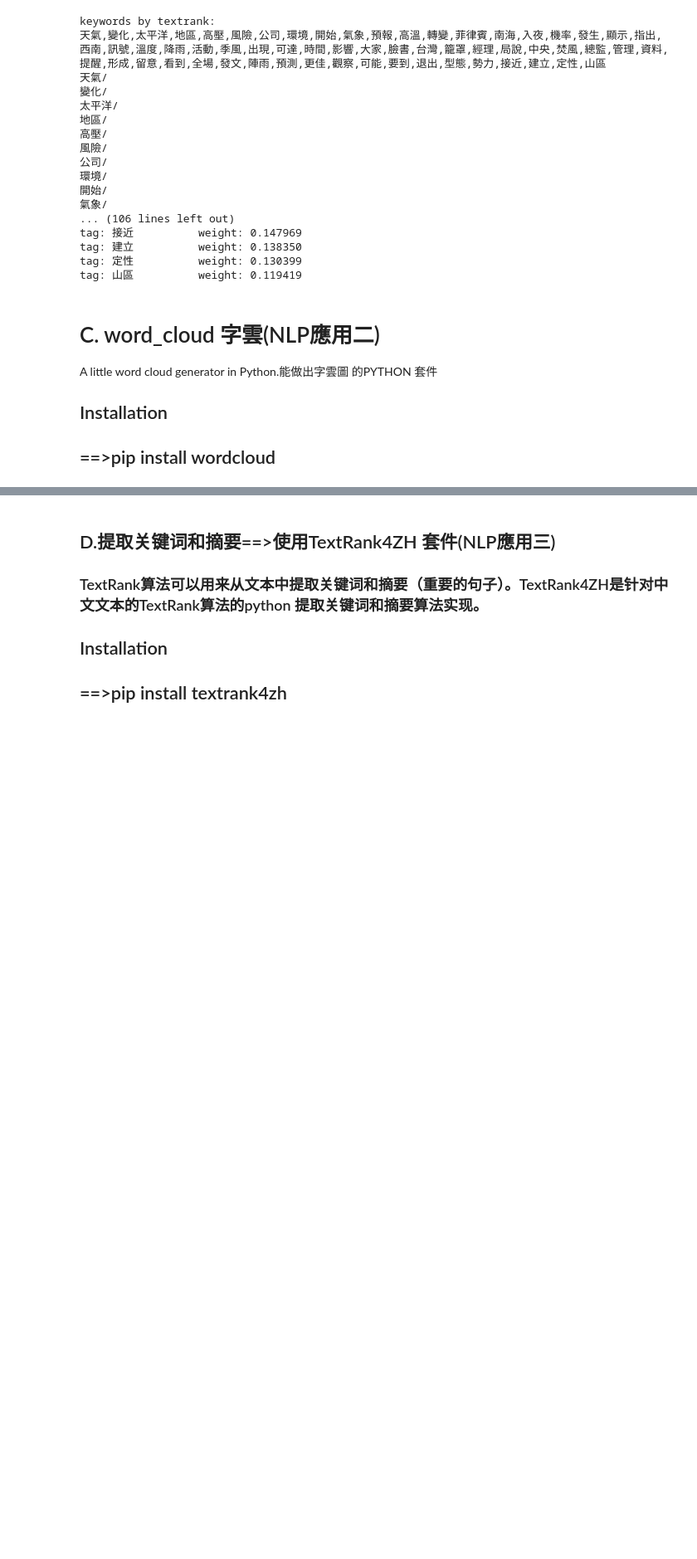
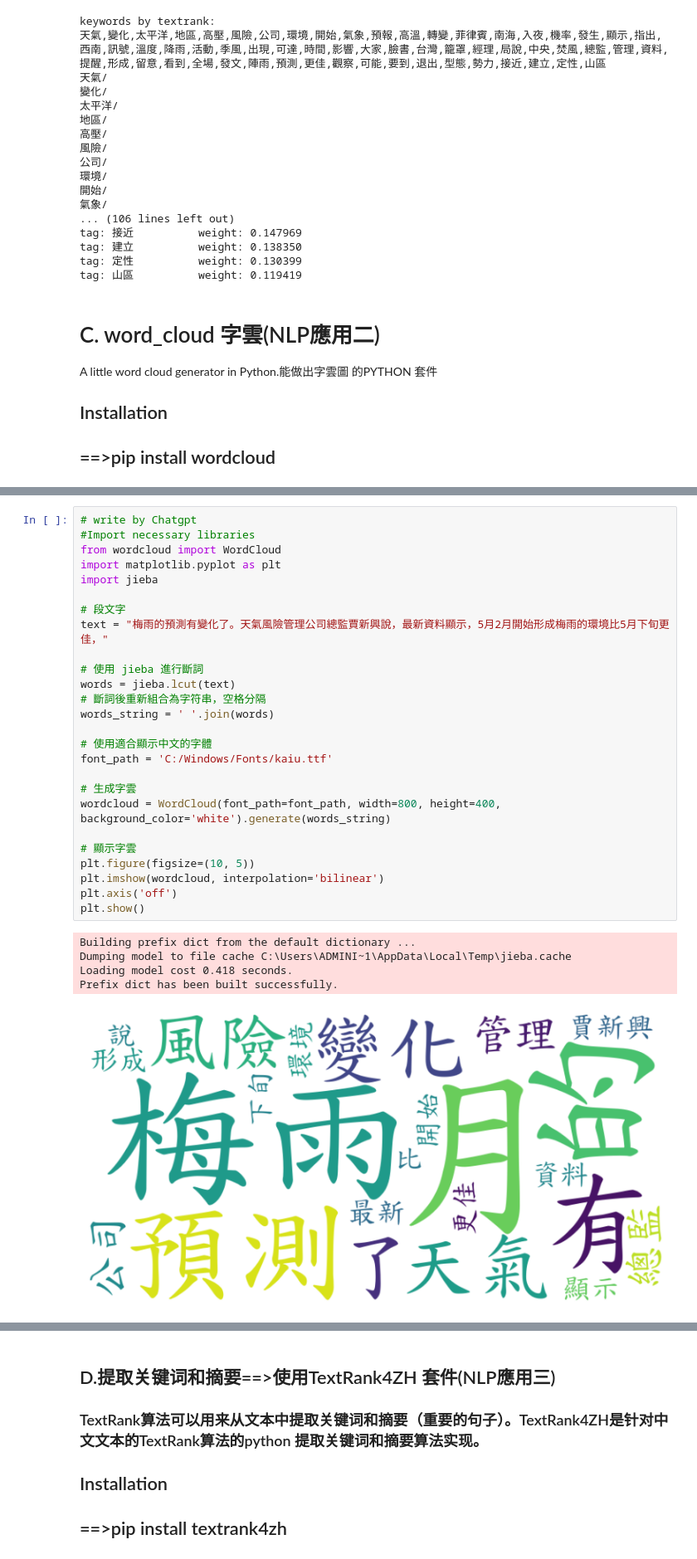
Before and after one commit to hgtmay58/Machine-Learning-and-Deep-Learning, a Jupyter notebook: 0.6.0_NLP_自然語言處理.ipynb, the cells around one changed output, grey strips where cells are left out. Shown at 83% size. Saved outputs shown, nothing was run; the diff lists cells and outputs as text; blank space fills up the shorter version.

```diff
--- a/0.6.0_NLP_自然語言處理.ipynb
+++ b/0.6.0_NLP_自然語言處理.ipynb
@@ -291,3 +308,35 @@ Successfully installed wordcloud-1.9.2
+# %%
+# write by Chatgpt
+#Import necessary libraries
+from wordcloud import WordCloud
+import matplotlib.pyplot as plt
+import jieba
+
+# 段文字
+text = "梅雨的預測有變化了。天氣風險管理公司總監賈新興說，最新資料顯示，5月2月開始形成梅雨的環境比5月下旬更佳，"
+
+# 使用 jieba 進行斷詞
+words = jieba.lcut(text)
+# 斷詞後重新組合為字符串，空格分隔
+words_string = ' '.join(words)
+
+# 使用適合顯示中文的字體
+font_path = 'C:/Windows/Fonts/kaiu.ttf'
+
+# 生成字雲
+wordcloud = WordCloud(font_path=font_path, width=800, height=400, background_color='white').generate(words_string)
+
+# 顯示字雲
+plt.figure(figsize=(10, 5))
+plt.imshow(wordcloud, interpolation='bilinear')
+plt.axis('off')
+plt.show()
+# %% [output]
+Building prefix dict from the default dictionary ...
+Dumping model to file cache C:\Users\ADMINI~1\AppData\Local\Temp\jieba.cache
+Loading model cost 0.418 seconds.
+Prefix dict has been built successfully.
+[figure, added]
 # %%
 import os
 import jieba
```
Also changed, not shown: parts of 3 cells of this notebook.
